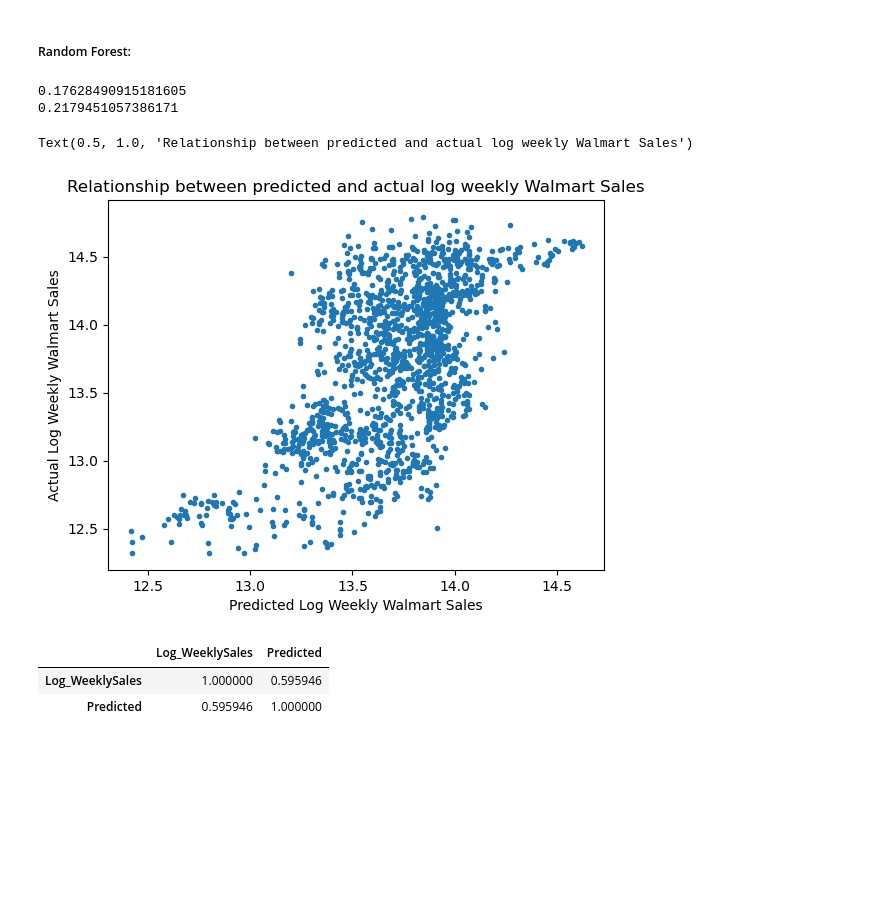
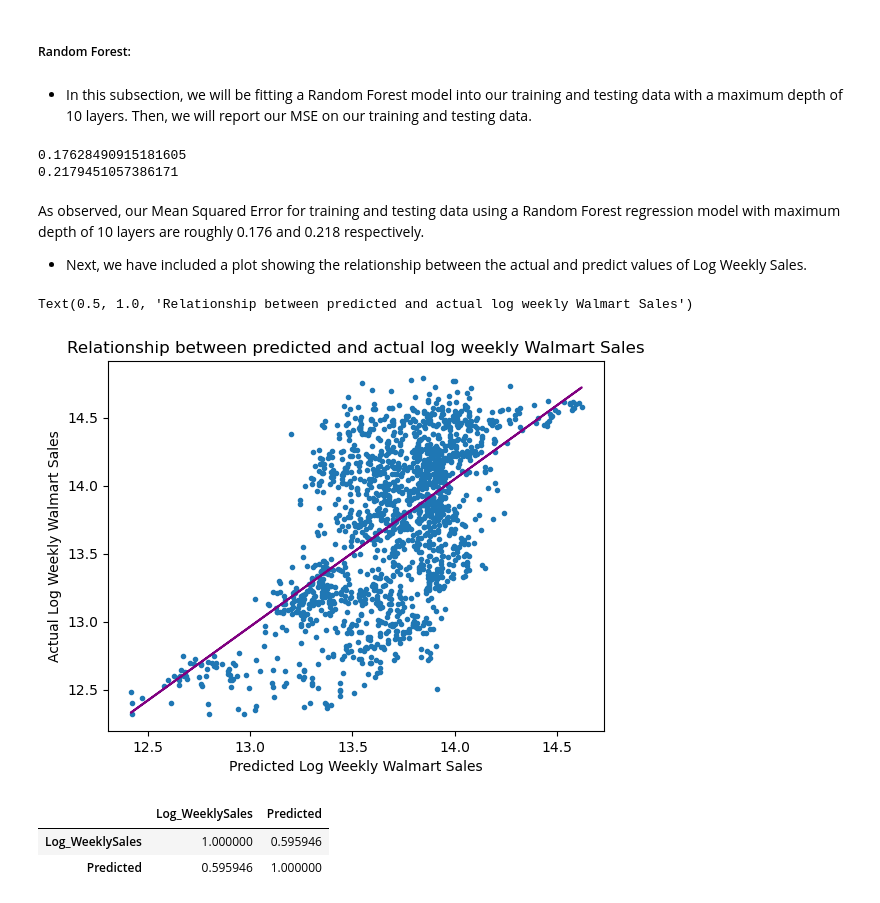
Before and after one commit to tuanqpham/walmart_regression, a Jupyter notebook: Final Report.ipynb, the cells around one changed output. Drawn from its saved outputs; the diff is of its cells as text; code cells hidden in the pictures; blank space fills up the shorter version.

```diff
--- a/Final Report.ipynb
+++ b/Final Report.ipynb
@@ -255,6 +285,8 @@ dt.rename(columns = {"Log_WeeklySales": "Actual",
 | Predicted | 0.074542 | 1.000000 |
 # %% [markdown]
 ##### Random Forest:
+# %% [markdown]
+- In this subsection, we will be fitting a Random Forest model into our training and testing data with a maximum depth of 10 layers. Then, we will report our MSE on our training and testing data.
 # %%
 rdf = RandomForestRegressor(n_estimators = 10,
                            max_depth = 10,
@@ -268,14 +300,19 @@ print(mse_test)
 # %% [output]
 0.17628490915181605
 0.2179451057386171
+# %% [markdown]
+As observed, our Mean Squared Error for training and testing data using a Random Forest regression model with maximum depth of 10 layers are roughly 0.176 and 0.218 respectively.
+- Next, we have included a plot showing the relationship between the actual and predict values of Log Weekly Sales.
 # %%
 plt.plot(rdf.predict(X_test), y_test, ".")
+m,b = np.polyfit(rdf.predict(X_test), y_test,1)
+plt.plot(rdf.predict(X_test), m*rdf.predict(X_test)+b, color = "purple")
 plt.xlabel("Predicted Log Weekly Walmart Sales")
 plt.ylabel("Actual Log Weekly Walmart Sales")
 plt.title("Relationship between predicted and actual log weekly Walmart Sales")
 # %% [output]
 Text(0.5, 1.0, 'Relationship between predicted and actual log weekly Walmart Sales')
-[figure, old version]
+[figure, new version]
 # %%
 dt = pd.DataFrame(rdf.predict(X_test), y_test)
 dt.rename(columns = {"Log_WeeklySales": "Actual",
```
Also changed, not shown: parts of 13 cells of this notebook.
